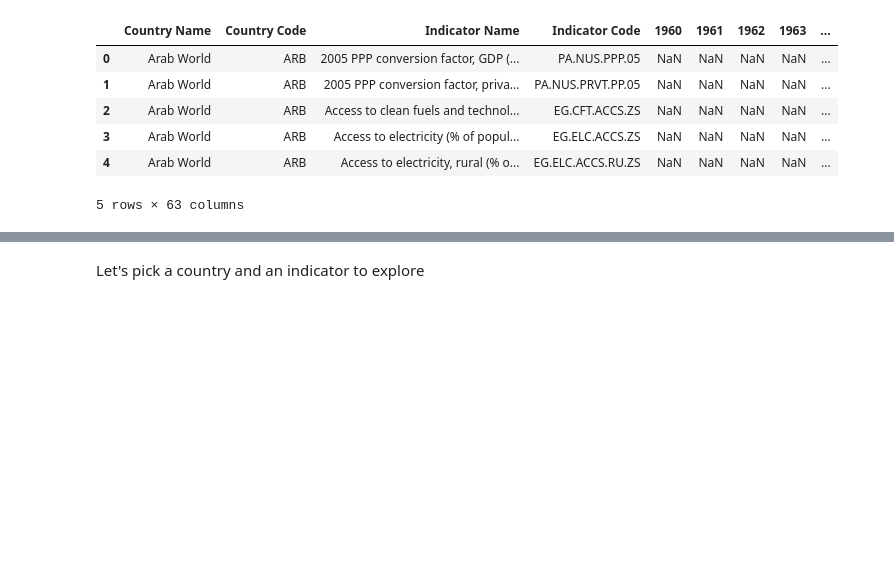
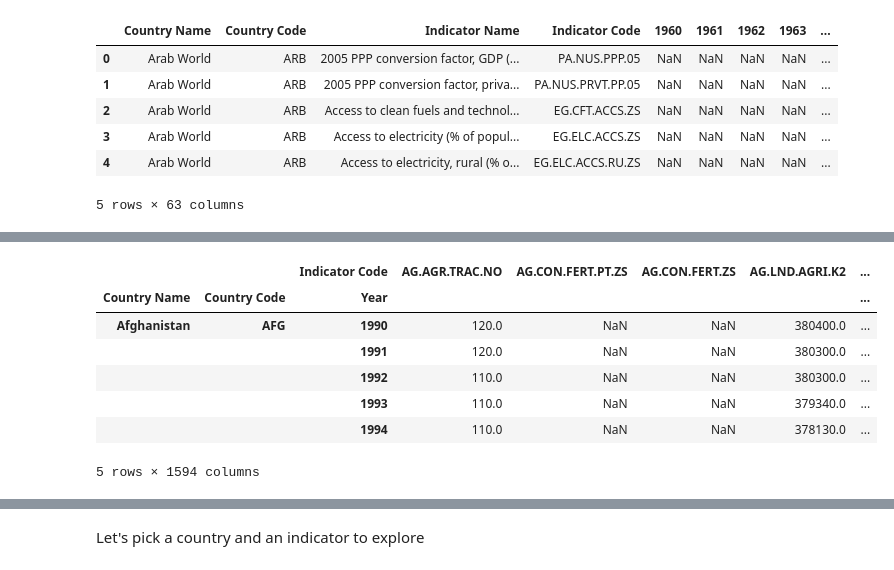
Before and after one commit to taramullin/Capstone, a Jupyter notebook: Capstone - Development Indicators.ipynb, the cells around one changed output, grey strips where cells are left out. Drawn from its saved outputs; the diff is of its cells as text; code cells hidden in the pictures; blank space fills up the shorter version.

```diff
--- a/Capstone - Development Indicators.ipynb
+++ b/Capstone - Development Indicators.ipynb
@@ -234,4 +265,4 @@ NameError: name 'df' is not defined
 # %%
 #melt dataframe so that Year is it's own column
-df_long = pd.melt(df, id_vars=df.columns[:4], var_name="Year")
-df_long.head()
+df_recent = pd.melt(recent30, id_vars=df.columns[:4], var_name="Year")
+df_recent.head()
@@ -237,0 +276,14 @@ df_long.head()
+# %%
+#pivot the recent df so that indicators are their own column
+recent_pivot = pd.pivot_table(df_recent, values = 'value', index=['Country Name', 'Country Code', 'Year'], columns=['Indicator Code'])
+# %%
+recent_pivot.head()
+# %% [output]
+|  |  | Indicator Code | AG.AGR.TRAC.NO | AG.CON.FERT.PT.ZS | AG.CON.FERT.ZS | AG.LND.AGRI.K2 | ... |
+| Country Name | Country Code | Year |  |  |  |  | ... |
+| Afghanistan | AFG | 1990 | 120.0 | NaN | NaN | 380400.0 | ... |
+|  |  | 1991 | 120.0 | NaN | NaN | 380300.0 | ... |
+|  |  | 1992 | 110.0 | NaN | NaN | 380300.0 | ... |
+|  |  | 1993 | 110.0 | NaN | NaN | 379340.0 | ... |
+|  |  | 1994 | 110.0 | NaN | NaN | 378130.0 | ... |
+5 rows × 1594 columns
```
Also changed, not shown: parts of 23 cells of this notebook.
